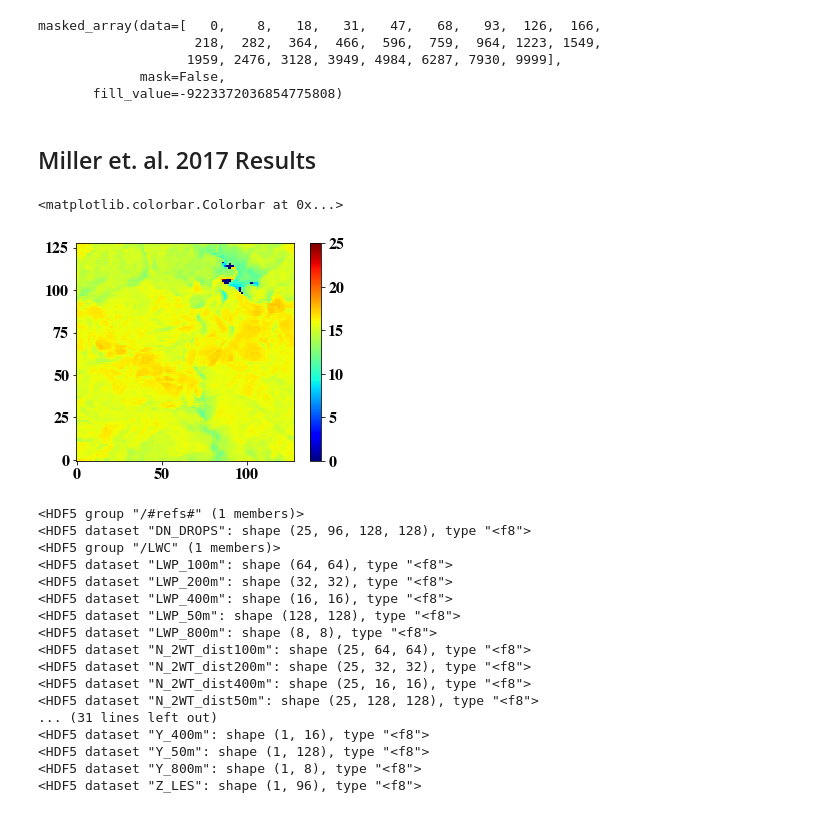
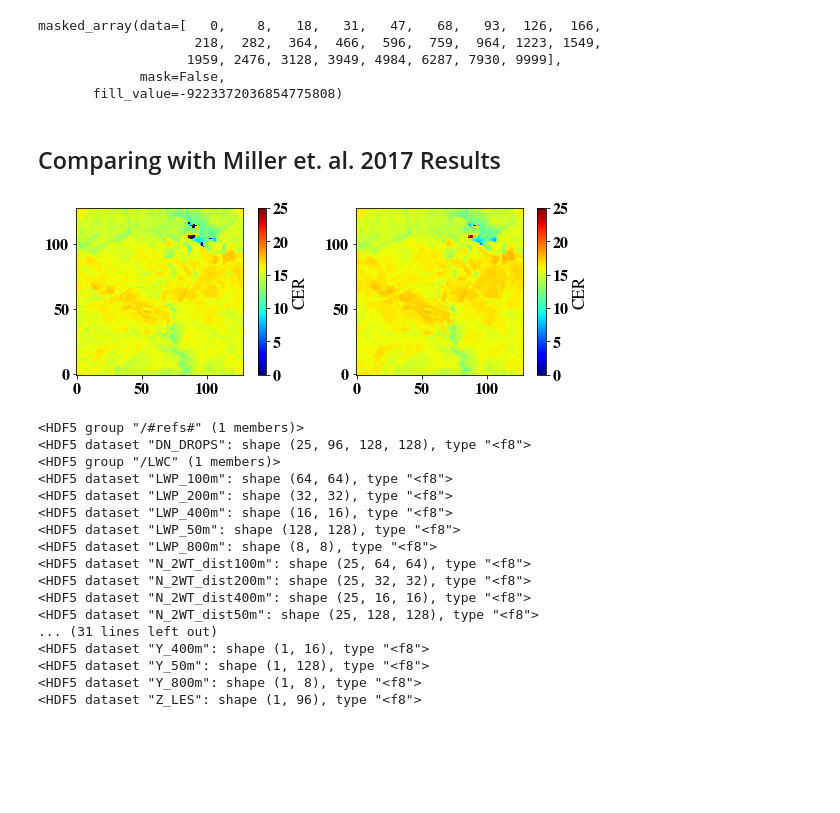
Before and after one commit to cpnHere/ACRS, a Jupyter notebook: LES_simulations/vertical_weighting_psudo_ret.ipynb, the cells around one changed output. Drawn from its saved outputs; the diff is of its cells as text; code cells hidden in the pictures; blank space fills up the shorter version.

Commit message:
Vertically-weighted benchmarked with Miller et. al. (Almost)

```diff
--- a/LES_simulations/vertical_weighting_psudo_ret.ipynb
+++ b/LES_simulations/vertical_weighting_psudo_ret.ipynb
@@ -465,7 +323,7 @@ masked_array(data=[   0,    8,   18,   31,   47,   68,   93,  126,  166,
              mask=False,
        fill_value=-9223372036854775808)
 # %% [markdown]
-## Miller et. al. 2017 Results
+## Comparing with Miller et. al. 2017 Results
 # %%
 import h5py
 mil_fname = 'DHARMA_DYCOMS2_008036_Physics_Optics_VW.h5'
@@ -479,9 +338,12 @@ TAU_W086 = f['TAU_W086'][:]
-# %%
-plt.imshow(re_2wt_50m[0,0,0,:].T,cmap=plt.cm.jet,vmin=0,vmax=25,origin='lower')
-plt.colorbar()
-# %% [output]
-<matplotlib.colorbar.Colorbar at 0x...>
-[figure, removed]
+# %%
+fig1, ax1 = plt.subplots(1,2,figsize=(8,12))
+ctf1 = ax1[0].imshow(re_2wt_50m[0,0,5,:].T,cmap=plt.cm.jet,vmin=0,vmax=25,origin='lower')
+ctf2 = ax1[1].imshow(DYCOMS2.VW.Re_dN_vw,cmap=plt.cm.jet,vmin=0,vmax=25,origin='lower')
+cpn.add_cb(fig1,ctf1,ax1[0],orientation='vertical',label='CER',ticks=np.arange(0,25.1,5))
+cpn.add_cb(fig1,ctf2,ax1[1],orientation='vertical',label='CER',ticks=np.arange(0,25.1,5))
+fig1.tight_layout()
+# %% [output]
+[figure, added]
 # %%
 for key in f.keys():
     print(f[key])
```
Also changed, not shown: parts of 19 cells of this notebook.
